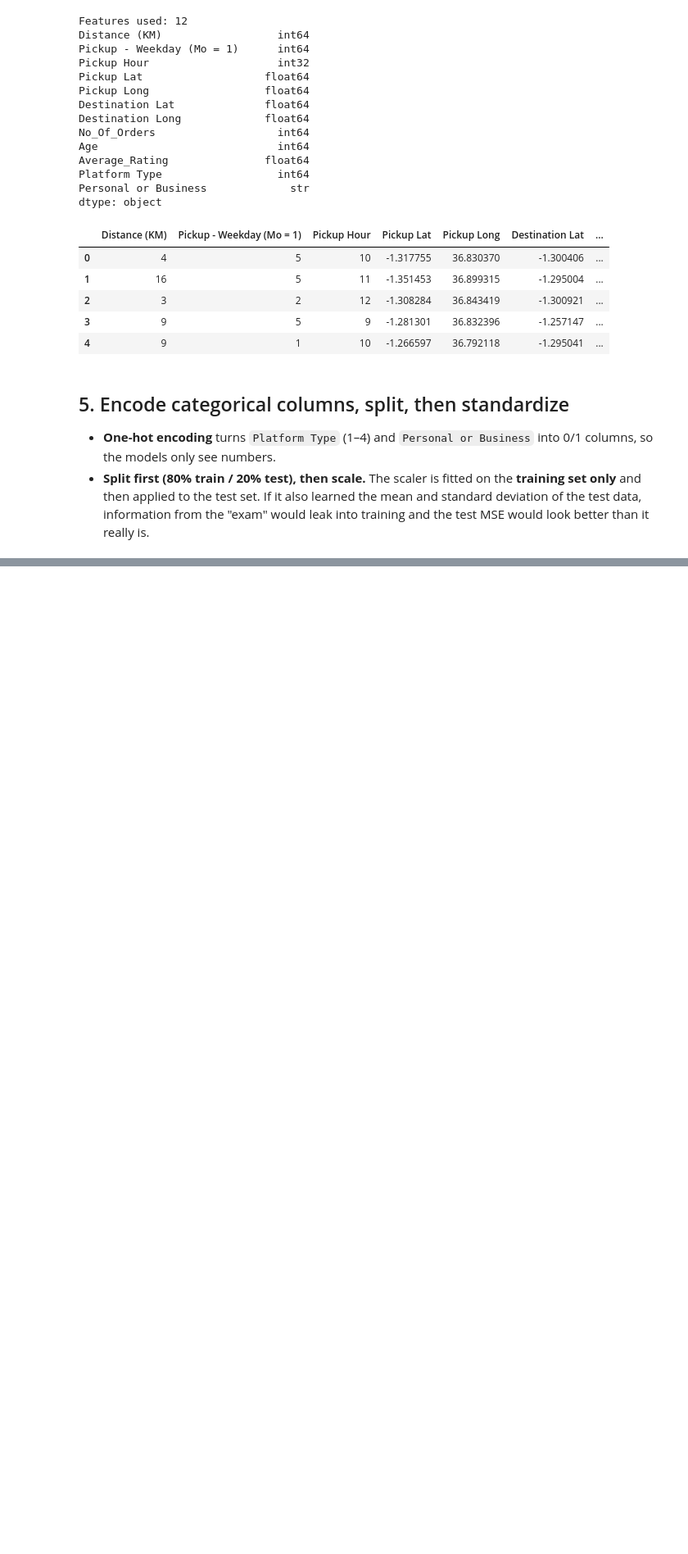
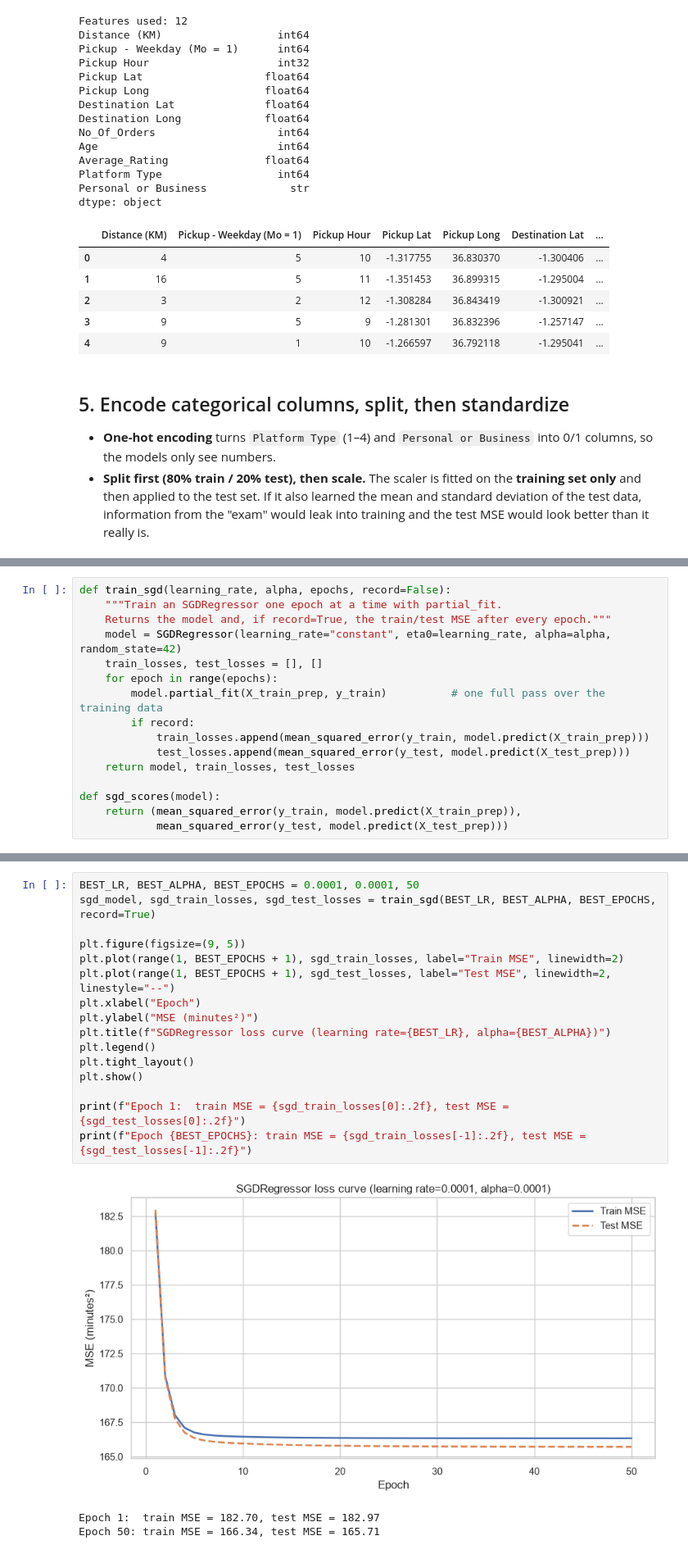
Before and after one commit to T-Sylivie/linear_regression_model, a Jupyter notebook: summative/linear_regression/multivariate.ipynb, the cells around one changed output, grey strips where cells are left out. Shown at 82% size. Drawn from its saved outputs; the diff is of its cells as text; blank space fills up the shorter version.

Commit message:
add model training and comparison

```diff
--- a/summative/linear_regression/multivariate.ipynb
+++ b/summative/linear_regression/multivariate.ipynb
@@ -295,0 +304,16 @@ Columns after encoding: ['num__Distance (KM)', 'num__Pickup - Weekday (Mo = 1)',
+# %%
+def train_sgd(learning_rate, alpha, epochs, record=False):
+    """Train an SGDRegressor one epoch at a time with partial_fit.
+    Returns the model and, if record=True, the train/test MSE after every epoch."""
+    model = SGDRegressor(learning_rate="constant", eta0=learning_rate, alpha=alpha, random_state=42)
+    train_losses, test_losses = [], []
+    for epoch in range(epochs):
+        model.partial_fit(X_train_prep, y_train)          # one full pass over the training data
+        if record:
+            train_losses.append(mean_squared_error(y_train, model.predict(X_train_prep)))
+            test_losses.append(mean_squared_error(y_test, model.predict(X_test_prep)))
+    return model, train_losses, test_losses
+
+def sgd_scores(model):
+    return (mean_squared_error(y_train, model.predict(X_train_prep)),
+            mean_squared_error(y_test, model.predict(X_test_prep)))
@@ -295,0 +384,20 @@ Columns after encoding: ['num__Distance (KM)', 'num__Pickup - Weekday (Mo = 1)',
+# %%
+BEST_LR, BEST_ALPHA, BEST_EPOCHS = 0.0001, 0.0001, 50
+sgd_model, sgd_train_losses, sgd_test_losses = train_sgd(BEST_LR, BEST_ALPHA, BEST_EPOCHS, record=True)
+
+plt.figure(figsize=(9, 5))
+plt.plot(range(1, BEST_EPOCHS + 1), sgd_train_losses, label="Train MSE", linewidth=2)
+plt.plot(range(1, BEST_EPOCHS + 1), sgd_test_losses, label="Test MSE", linewidth=2, linestyle="--")
+plt.xlabel("Epoch")
+plt.ylabel("MSE (minutes²)")
+plt.title(f"SGDRegressor loss curve (learning rate={BEST_LR}, alpha={BEST_ALPHA})")
+plt.legend()
+plt.tight_layout()
+plt.show()
+
+print(f"Epoch 1:  train MSE = {sgd_train_losses[0]:.2f}, test MSE = {sgd_test_losses[0]:.2f}")
+print(f"Epoch {BEST_EPOCHS}: train MSE = {sgd_train_losses[-1]:.2f}, test MSE = {sgd_test_losses[-1]:.2f}")
+# %% [output]
+[figure, added]
+Epoch 1:  train MSE = 182.70, test MSE = 182.97
+Epoch 50: train MSE = 166.34, test MSE = 165.71
```
Also changed, not shown: parts of 18 cells of this notebook, 1 other file.
